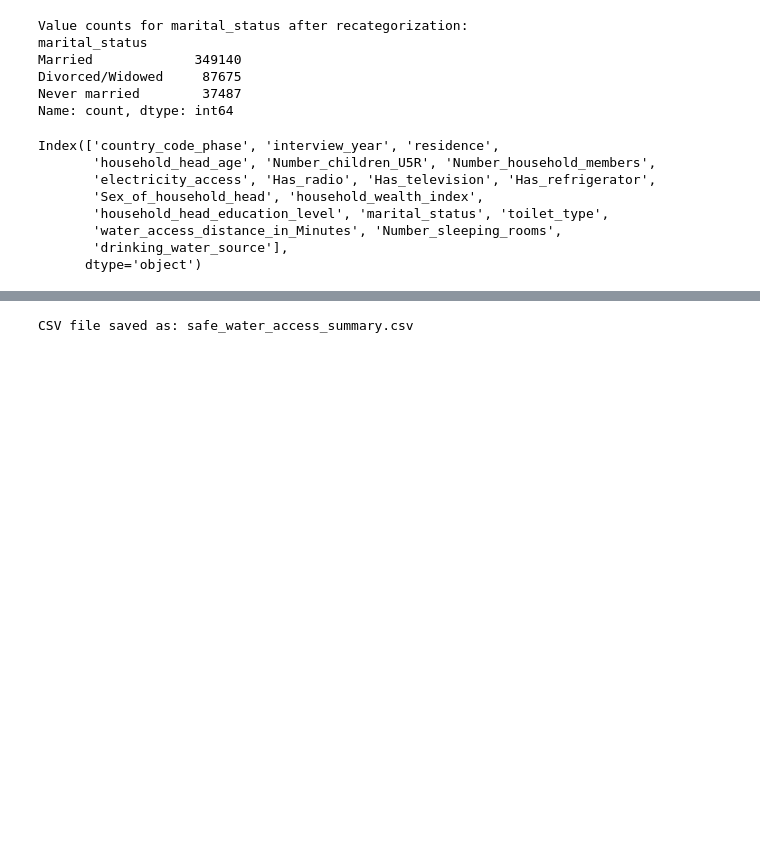
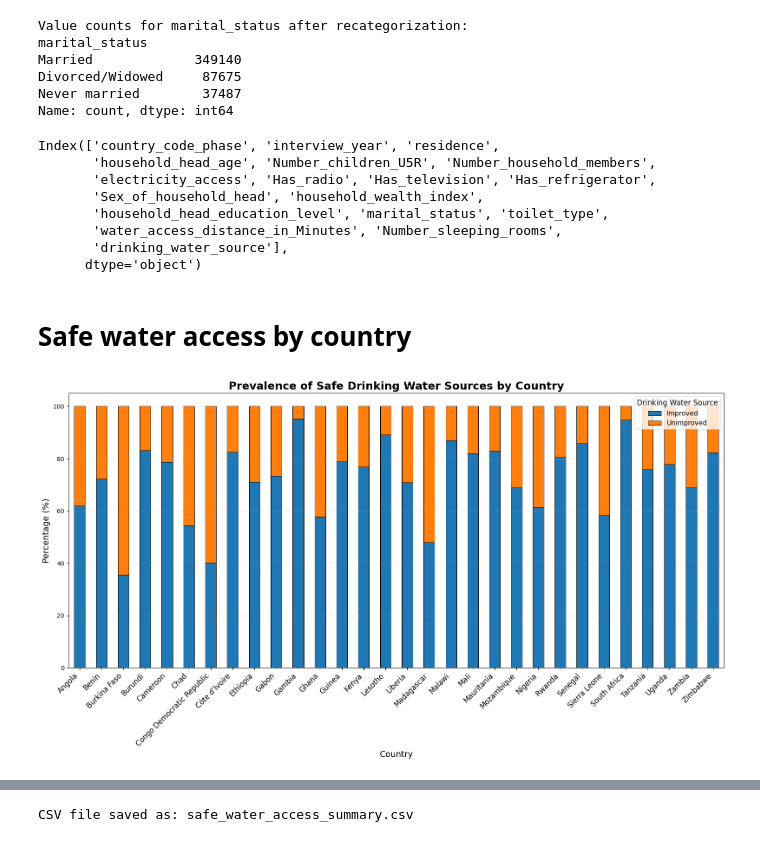
Before and after one commit to Fentahun60/Fentahun, a Jupyter notebook: Safewater_access.ipynb, the cells around one changed output, grey strips where cells are left out. Saved outputs shown, nothing was run; the diff lists cells and outputs as text; code cells hidden in the pictures; blank space fills up the shorter version.

```diff
--- a/Safewater_access.ipynb
+++ b/Safewater_access.ipynb
@@ -891,3 +891,83 @@ Index(['country_code_phase', 'interview_year', 'residence',
        'water_access_distance_in_Minutes', 'Number_sleeping_rooms',
        'drinking_water_source'],
       dtype='object')
+# %% [markdown]
+# **Safe water access by country**
+# %%
+import pandas as pd
+import numpy as np
+import matplotlib.pyplot as plt
+
+# ------------------------------------------------------
+# 1. Compute % and 95% CI by country & water source
+# ------------------------------------------------------
+df = df_final.copy()
+
+summary = (
+    df.groupby(["country_code_phase", "drinking_water_source"])
+      .size()
+      .reset_index(name="count")
+)
+
+# Total per country
+summary["total_country"] = summary.groupby("country_code_phase")["count"].transform("sum")
+
+# Proportion
+summary["proportion"] = summary["count"] / summary["total_country"]
+
+# 95% CI (Wald)
+summary["se"] = np.sqrt(summary["proportion"] * (1 - summary["proportion"]) / summary["total_country"])
+summary["ci_lower"] = (summary["proportion"] - 1.96 * summary["se"]).clip(0, 1)
+summary["ci_upper"] = (summary["proportion"] + 1.96 * summary["se"]).clip(0, 1)
+
+# Convert to %
+summary["percentage"] = summary["proportion"] * 100
+summary["ci_lower_pct"] = summary["ci_lower"] * 100
+summary["ci_upper_pct"] = summary["ci_upper"] * 100
+
+# ------------------------------------------------------
+# 2. Prepare pivot data for stacked bar chart
+# ------------------------------------------------------
+pivot = summary.pivot(
+    index="country_code_phase",
+    columns="drinking_water_source",
+    values="percentage"
+).fillna(0)
+
+# ------------------------------------------------------
+# 3. High-quality stacked bar chart
+# ------------------------------------------------------
+plt.figure(figsize=(16, 9))
+
+ax = pivot.plot(
+    kind="bar",
+    stacked=True,
+    edgecolor="black",
+    linewidth=0.7,
+    ax=plt.gca()
+)
+
+# Titles and labels
+plt.title("Prevalence of Safe Drinking Water Sources by Country",
+          fontsize=18, fontweight='bold')
+plt.ylabel("Percentage (%)", fontsize=14)
+plt.xlabel("Country", fontsize=14)
+
+# Rotate x labels for readability
+plt.xticks(rotation=45, ha="right", fontsize=12)
+
+# Legend
+plt.legend(
+    title="Drinking Water Source",
+    title_fontsize=12,
+    fontsize=11,
+    frameon=True
+)
+
+# Light grid
+plt.grid(axis="y", linestyle="--", alpha=0.4)
+
+plt.tight_layout()
+plt.show()
+# %% [output]
+[figure, added]
```
Also changed, not shown: parts of 2 cells of this notebook.
